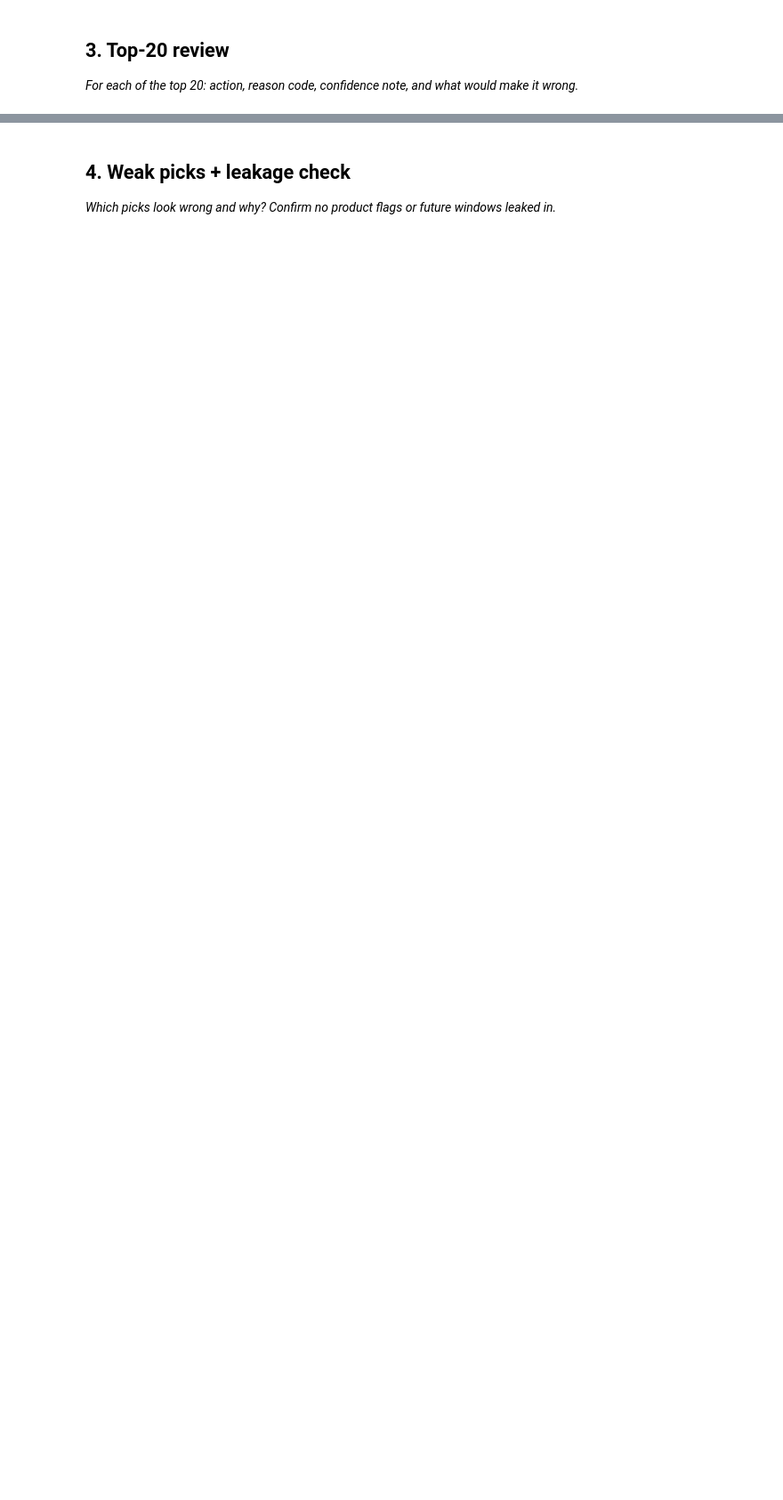
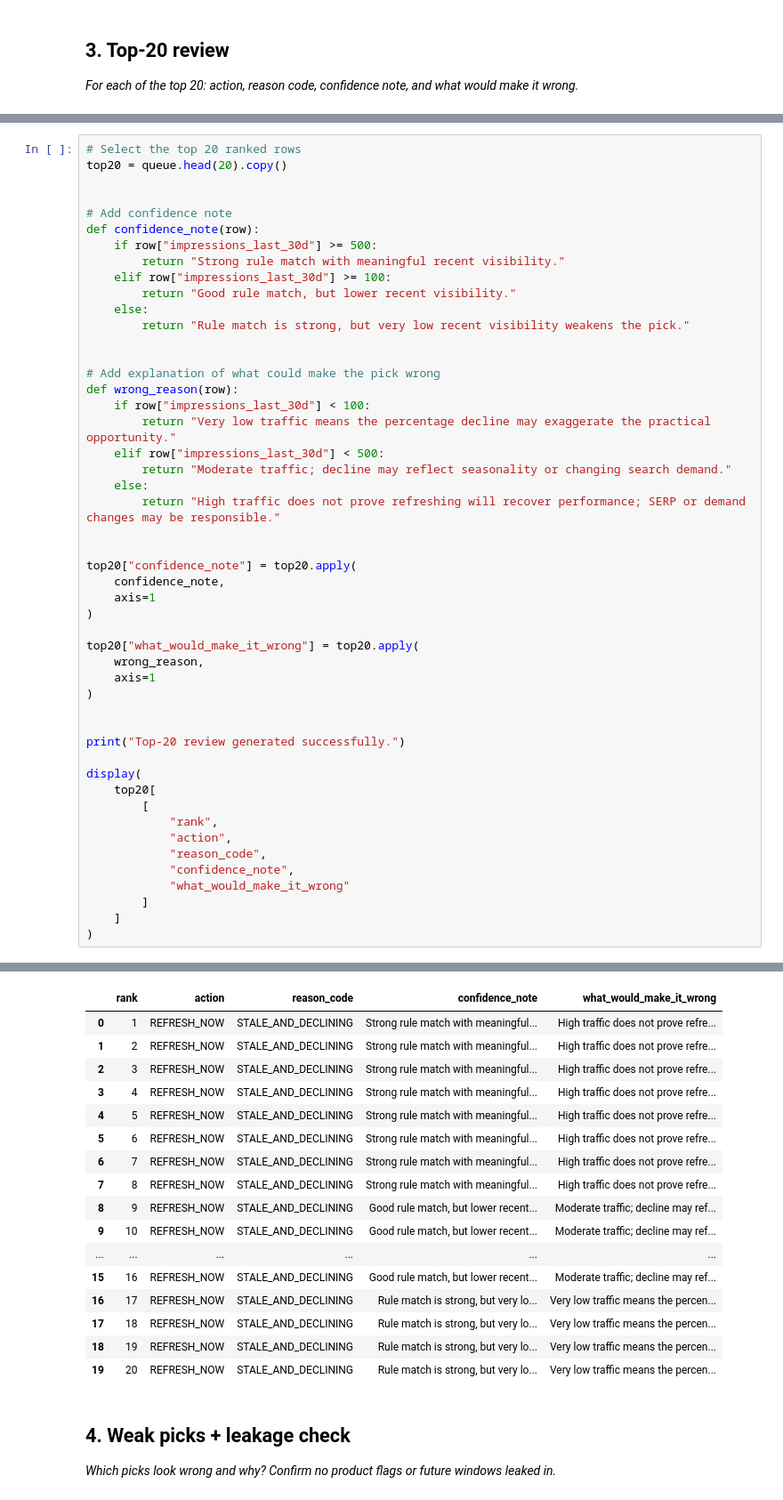
Before and after one commit to Ikramkhan-gif1/FlyRank-ML-Internship, a Jupyter notebook: work/notebooks/w04_baseline_score.ipynb, the cells around one changed output, grey strips where cells are left out. Shown at 89% size. Cells and saved outputs as stored; diff of their text form; blank space fills up the shorter version.

```diff
--- a/work/notebooks/w04_baseline_score.ipynb
+++ b/work/notebooks/w04_baseline_score.ipynb
@@ -29,0 +358,50 @@ This skeleton is yours to fill. Work the sections **in order** — each one has
+# %%
+# Select the top 20 ranked rows
+top20 = queue.head(20).copy()
+
+
+# Add confidence note
+def confidence_note(row):
+    if row["impressions_last_30d"] >= 500:
+        return "Strong rule match with meaningful recent visibility."
+    elif row["impressions_last_30d"] >= 100:
+        return "Good rule match, but lower recent visibility."
+    else:
+        return "Rule match is strong, but very low recent visibility weakens the pick."
+
+
+# Add explanation of what could make the pick wrong
+def wrong_reason(row):
+    if row["impressions_last_30d"] < 100:
+        return "Very low traffic means the percentage decline may exaggerate the practical opportunity."
+    elif row["impressions_last_30d"] < 500:
+        return "Moderate traffic; decline may reflect seasonality or changing search demand."
+    else:
+        return "High traffic does not prove refreshing will recover performance; SERP or demand changes may be responsible."
+
+
+top20["confidence_note"] = top20.apply(
+    confidence_note,
+    axis=1
+)
+
+top20["what_would_make_it_wrong"] = top20.apply(
+    wrong_reason,
+    axis=1
+)
+
+
+print("Top-20 review generated successfully.")
+
+display(
+    top20[
+        [
+            "rank",
+            "action",
+            "reason_code",
+            "confidence_note",
+            "what_would_make_it_wrong"
+        ]
+    ]
+)
+# %% [output]
@@ -30,3 +409,20 @@ This skeleton is yours to fill. Work the sections **in order** — each one has
+|  | rank | action | reason_code | confidence_note | what_would_make_it_wrong |
+| 0 | 1 | REFRESH_NOW | STALE_AND_DECLINING | Strong rule match with meaningful... | High traffic does not prove refre... |
+| 1 | 2 | REFRESH_NOW | STALE_AND_DECLINING | Strong rule match with meaningful... | High traffic does not prove refre... |
+| 2 | 3 | REFRESH_NOW | STALE_AND_DECLINING | Strong rule match with meaningful... | High traffic does not prove refre... |
+| 3 | 4 | REFRESH_NOW | STALE_AND_DECLINING | Strong rule match with meaningful... | High traffic does not prove refre... |
+| 4 | 5 | REFRESH_NOW | STALE_AND_DECLINING | Strong rule match with meaningful... | High traffic does not prove refre... |
+| 5 | 6 | REFRESH_NOW | STALE_AND_DECLINING | Strong rule match with meaningful... | High traffic does not prove refre... |
+| 6 | 7 | REFRESH_NOW | STALE_AND_DECLINING | Strong rule match with meaningful... | High traffic does not prove refre... |
+| 7 | 8 | REFRESH_NOW | STALE_AND_DECLINING | Strong rule match with meaningful... | High traffic does not prove refre... |
+| 8 | 9 | REFRESH_NOW | STALE_AND_DECLINING | Good rule match, but lower recent... | Moderate traffic; decline may ref... |
+| 9 | 10 | REFRESH_NOW | STALE_AND_DECLINING | Good rule match, but lower recent... | Moderate traffic; decline may ref... |
+| ... | ... | ... | ... | ... | ... |
+| 15 | 16 | REFRESH_NOW | STALE_AND_DECLINING | Good rule match, but lower recent... | Moderate traffic; decline may ref... |
+| 16 | 17 | REFRESH_NOW | STALE_AND_DECLINING | Rule match is strong, but very lo... | Very low traffic means the percen... |
+| 17 | 18 | REFRESH_NOW | STALE_AND_DECLINING | Rule match is strong, but very lo... | Very low traffic means the percen... |
+| 18 | 19 | REFRESH_NOW | STALE_AND_DECLINING | Rule match is strong, but very lo... | Very low traffic means the percen... |
+| 19 | 20 | REFRESH_NOW | STALE_AND_DECLINING | Rule match is strong, but very lo... | Very low traffic means the percen... |
 # %% [markdown]
 ## 4. Weak picks + leakage check
 
```
Also changed, not shown: parts of 20 cells of this notebook.
